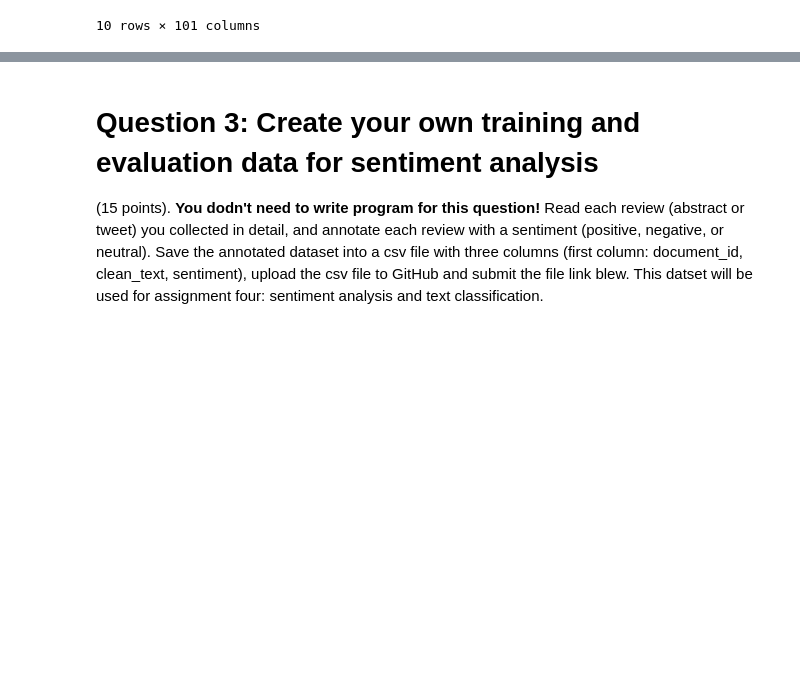
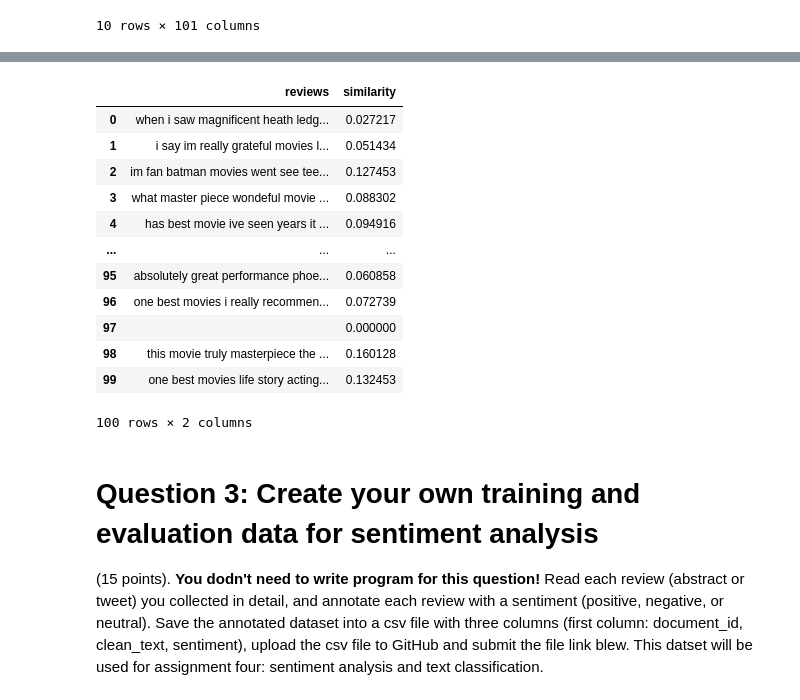
Before and after one commit to rajitakolla/computational_methods, a Jupyter notebook: INFO5731_Assignment_Three.ipynb, the cells around one changed output, grey strips where cells are left out. Saved outputs shown, nothing was run; the diff lists cells and outputs as text; code cells hidden in the pictures; blank space fills up the shorter version.

```diff
--- a/INFO5731_Assignment_Three.ipynb
+++ b/INFO5731_Assignment_Three.ipynb
@@ -369,3 +412,59 @@ The TF-IDF values of all the 100 reviews for various words
+# %%
+def fetch_x_y(x,y,ip1,res,lemmetized_Sentences):
+  for i in ip1:
+   if i in res:
+     x.append(1)
+   else:
+     x.append(0)
+   if i in lemmetized_Sentences:
+     y.append(1)
+   else:
+     y.append(0)
+  return x,y
+  pass
+# %%
+def fetch_cos(cos_value,x,y):
+  #apply formula
+  denominator = float(pow((sum(x)*sum(y)),0.5))
+  if(denominator!=0):
+    cos_value = cos_value/denominator
+  else:
+    cos_value=0
+  return cos_value
+  pass
+# %%
+similarity = list()
+
+for sentence in reviews:
+  res = set(word_tokenize(sentence))
+  ip1 = res.union(lemmetized_Sentences)
+  x=list()
+  y=list()
+  x,y = fetch_x_y(x,y,ip1,res,lemmetized_Sentences)
+  cos_value = 0
+  size = len(ip1)
+  for i in range(size):
+    cos_value = cos_value + (x[i]*y[i])
+  cos_value = fetch_cos(cos_value,x,y)
+  similarity.append(cos_value)
+
+values = pd.DataFrame(reviews,columns=["reviews"])
+values["similarity"] = similarity
+values
+# %% [output]
+|  | reviews | similarity |
+| 0 | when i saw magnificent heath ledg... | 0.027217 |
+| 1 | i say im really grateful movies l... | 0.051434 |
+| 2 | im fan batman movies went see tee... | 0.127453 |
+| 3 | what master piece wondeful movie ... | 0.088302 |
+| 4 | has best movie ive seen years it ... | 0.094916 |
+| ... | ... | ... |
+| 95 | absolutely great performance phoe... | 0.060858 |
+| 96 | one best movies i really recommen... | 0.072739 |
+| 97 |  | 0.000000 |
+| 98 | this movie truly masterpiece the ... | 0.160128 |
+| 99 | one best movies life story acting... | 0.132453 |
+100 rows × 2 columns
 # %% [markdown]
 
 # **Question 3: Create your own training and evaluation data for sentiment analysis**
```
Also changed, not shown: parts of 7 cells of this notebook.
